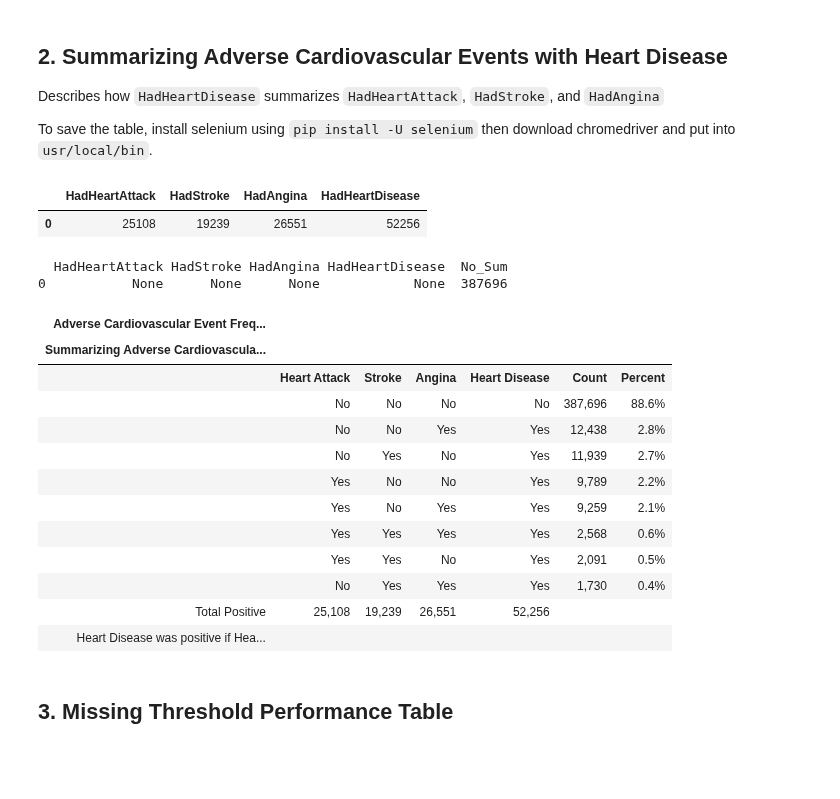
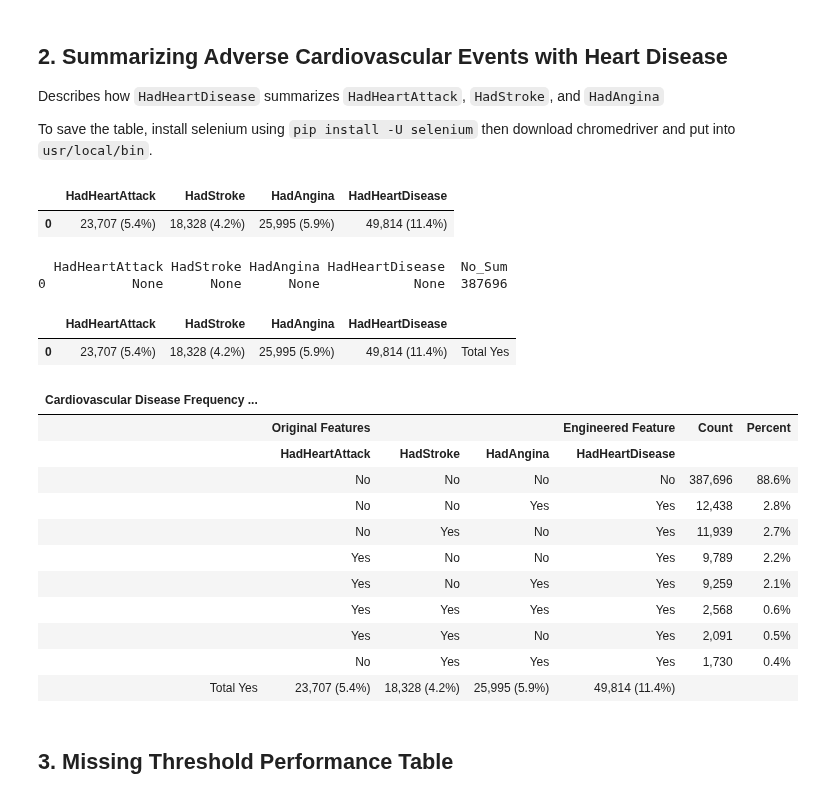
Before and after one commit to DecisionTreeBruining/212B-ML-Project, a Jupyter notebook: assignment_2/local_dev/figures_tables.ipynb, the cells around one changed output. Cells and saved outputs as stored; diff of their text form; code cells hidden in the pictures; blank space fills up the shorter version.

```diff
--- a/assignment_2/local_dev/figures_tables.ipynb
+++ b/assignment_2/local_dev/figures_tables.ipynb
@@ -69,10 +69,16 @@ tbl_1_tot = (
     .collect()
     .to_pandas()
 )
+tbl_1_tot = pd.DataFrame({
+    "HadHeartAttack": "23,707 (5.4%)",
+    "HadStroke": "18,328 (4.2%)",
+    "HadAngina": "25,995 (5.9%)",
+    "HadHeartDisease": "49,814 (11.4%)"
+    }, index=[0])
 tbl_1_tot
 # %% [output]
 |  | HadHeartAttack | HadStroke | HadAngina | HadHeartDisease |
-| 0 | 25108 | 19239 | 26551 | 52256 |
+| 0 | 23,707 (5.4%) | 18,328 (4.2%) | 25,995 (5.9%) | 49,814 (11.4%) |
 # %%
 tbl_1_no = (
     dict_lazy["df_heart_drop_null"]
@@ -98,9 +104,13 @@ print(tbl_1_no)
 pd.options.display.float_format = '{:,}'.format
 
 
-tbl_1_tot[' '] = 'Total Positive'
+tbl_1_tot[" "] = 'Total Yes'
+
+tbl_1_tot
 # %% [output]
   HadHeartAttack HadStroke HadAngina HadHeartDisease  No_Sum
 0           None      None      None            None  387696
+|  | HadHeartAttack | HadStroke | HadAngina | HadHeartDisease |  |
+| 0 | 23,707 (5.4%) | 18,328 (4.2%) | 25,995 (5.9%) | 49,814 (11.4%) | Total Yes |
 # %%
 tbl_1 = pd.concat([tbl_1, tbl_1_tot], ignore_index=True)
@@ -108,35 +118,42 @@ tbl_1 = tbl_1.reindex(columns=[' ', "HadHeartAttack", "HadStroke", "HadAngina",
 # %%
 
 # Use GreatTables to format the dataframe
 tbl_event_freq = (GT(tbl_1)
-    .tab_header(title="Adverse Cardiovascular Event Frequency",
-                subtitle = "Summarizing Adverse Cardiovascular Events with Heart Disease") # Title
+    .tab_header(title="Cardiovascular Disease Frequency and Feature Engineering") # Title
     # Rename columns
     .cols_label(
         count = html("Count"),
         percent = html("Percent"),
-        HadHeartAttack = html("Heart Attack"),
-        HadStroke = html("Stroke"),
-        HadAngina = html("Angina"),
-        HadHeartDisease = html("Heart Disease")
+        HadHeartAttack = html("HadHeartAttack"),
+        HadStroke = html("HadStroke"),
+        HadAngina = html("HadAngina"),
+        HadHeartDisease = html("HadHeartDisease")
     )
     .cols_align(align="center") # Body Alignment
     .fmt_percent(columns="percent", decimals=1) # Column Formatting
     .fmt_number(columns="count", rows= list(range(8)), decimals=0)
-    .fmt_number(columns=tbl_1_cols, rows = 8, decimals=0)
+    # .fmt_number(columns=tbl_1_cols, rows = 8, decimals=0)
     # Footnote
-    .tab_source_note(
-        source_note="Heart Disease was positive if Heart Attack, Stroke, or Angina were positive."
+    .tab_spanner(
+        label="Original Features",
+        columns=["HadHeartAttack", "HadStroke", "HadAngina"],
+        replace=True
+    )
+
+    .tab_spanner(
+        label="Engineered Feature",
+        columns=["HadHeartDisease"],
+        replace=True
     )
 )
 
 
 tbl_event_freq.save(file=f"./figures/tbl_event_freq.png")
 tbl_event_freq
 # %% [output]
-| Adverse Cardiovascular Event Freq... |  |  |  |  |  |  |
-| Summarizing Adverse Cardiovascula... |  |  |  |  |  |  |
-|  | Heart Attack | Stroke | Angina | Heart Disease | Count | Percent |
+| Cardiovascular Disease Frequency ... |  |  |  |  |  |  |
+|  | Original Features |  |  | Engineered Feature | Count | Percent |
+|  | HadHeartAttack | HadStroke | HadAngina | HadHeartDisease |  |  |
 |  | No | No | No | No | 387,696 | 88.6% |
 |  | No | No | Yes | Yes | 12,438 | 2.8% |
 |  | No | Yes | No | Yes | 11,939 | 2.7% |
@@ -145,8 +162,7 @@ tbl_event_freq
 |  | Yes | Yes | Yes | Yes | 2,568 | 0.6% |
 |  | Yes | Yes | No | Yes | 2,091 | 0.5% |
 |  | No | Yes | Yes | Yes | 1,730 | 0.4% |
-| Total Positive | 25,108 | 19,239 | 26,551 | 52,256 |  |  |
-| Heart Disease was positive if Hea... |  |  |  |  |  |  |
+| Total Yes | 23,707 (5.4%) | 18,328 (4.2%) | 25,995 (5.9%) | 49,814 (11.4%) |  |  |
 # %% [markdown]
 ## 3. Missing Threshold Performance Table
 # %%
```
Also changed, not shown: parts of 1 cell of this notebook, 1 other file.
